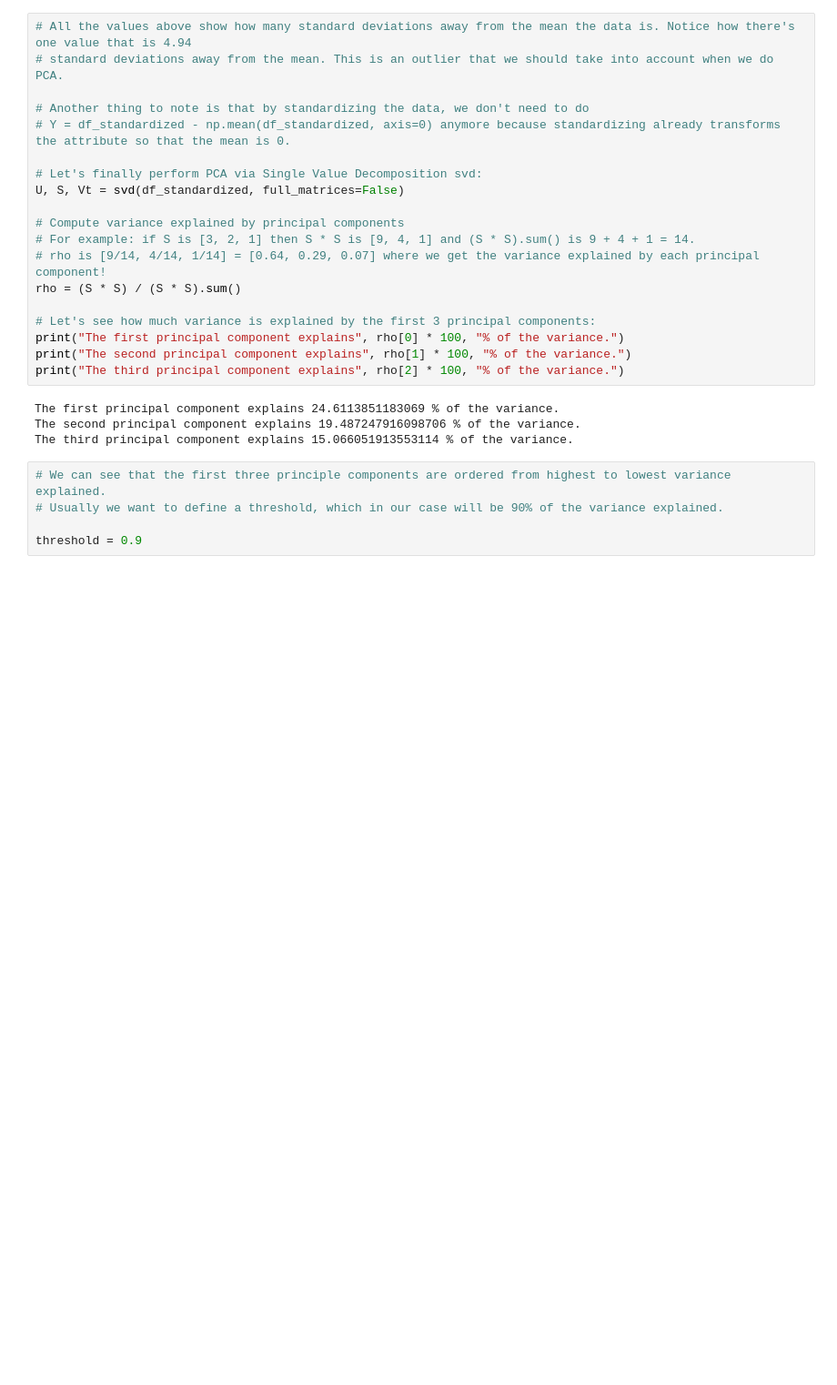
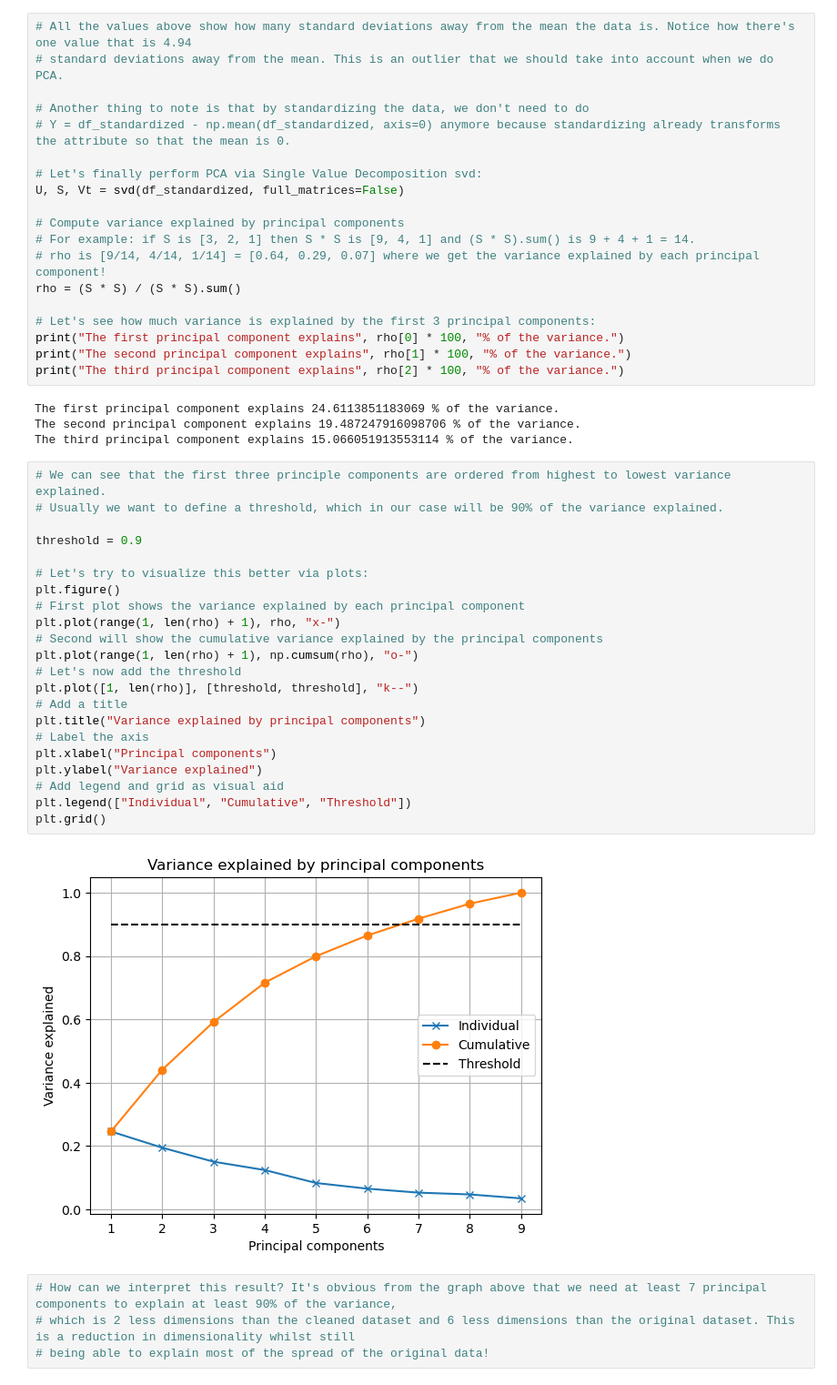
Before and after one commit to GisleGaren/IntroML02450, a Jupyter notebook: analysis.ipynb, the cells around one changed output. Shown at 91% size. Drawn from its saved outputs; the diff is of its cells as text; blank space fills up the shorter version.

Commit message:
Variance in each PC computed, threshold defined and plotting of the spread of each PC

```diff
--- a/analysis.ipynb
+++ b/analysis.ipynb
@@ -103,8 +103,31 @@ print("The third principal component explains", rho[2] * 100, "% of the variance
 The first principal component explains 24.6113851183069 % of the variance.
 The second principal component explains 19.487247916098706 % of the variance.
 The third principal component explains 15.066051913553114 % of the variance.
-# %%
-# We can see that the first three principle components are ordered from highest to lowest variance explained.
-# Usually we want to define a threshold, which in our case will be 90% of the variance explained.
-
-threshold = 0.9
+# %%
+# We can see that the first three principle components are ordered from highest to lowest variance explained.
+# Usually we want to define a threshold, which in our case will be 90% of the variance explained.
+
+threshold = 0.9
+
+# Let's try to visualize this better via plots:
+plt.figure()
+# First plot shows the variance explained by each principal component
+plt.plot(range(1, len(rho) + 1), rho, "x-")
+# Second will show the cumulative variance explained by the principal components
+plt.plot(range(1, len(rho) + 1), np.cumsum(rho), "o-")
+# Let's now add the threshold
+plt.plot([1, len(rho)], [threshold, threshold], "k--")
+# Add a title
+plt.title("Variance explained by principal components")
+# Label the axis
+plt.xlabel("Principal components")
+plt.ylabel("Variance explained")
+# Add legend and grid as visual aid
+plt.legend(["Individual", "Cumulative", "Threshold"])
+plt.grid()
+# %% [output]
+[figure, added]
+# %%
+# How can we interpret this result? It's obvious from the graph above that we need at least 7 principal components to explain at least 90% of the variance,
+# which is 2 less dimensions than the cleaned dataset and 6 less dimensions than the original dataset. This is a reduction in dimensionality whilst still
+# being able to explain most of the spread of the original data!
```
